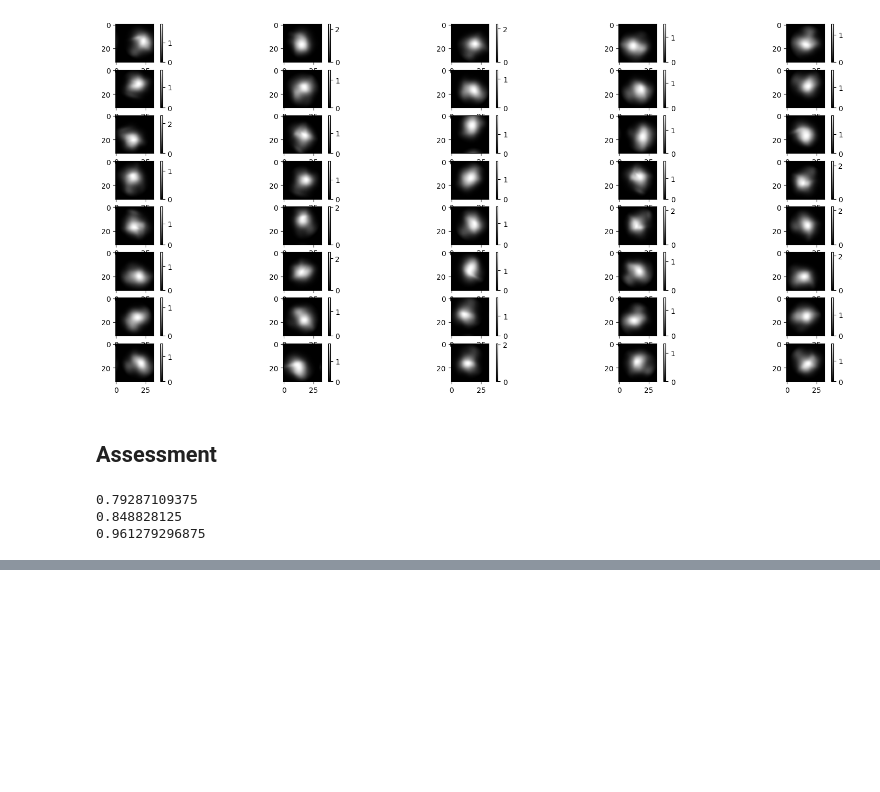
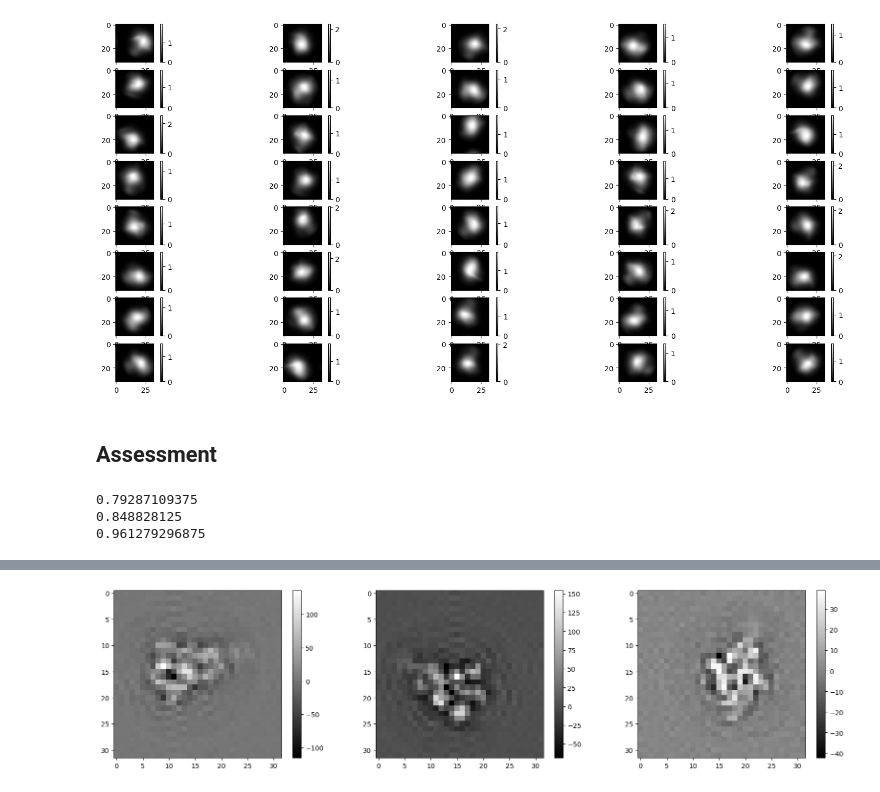
Before and after one commit to yqaddur1/ASPIRE-Python, a Jupyter notebook: aspire-code/volume/max_trainer.ipynb, the cells around one changed output, grey strips where cells are left out. Cells and saved outputs as stored; diff of their text form; code cells hidden in the pictures; blank space fills up the shorter version.

```diff
--- a/aspire-code/volume/max_trainer.ipynb
+++ b/aspire-code/volume/max_trainer.ipynb
@@ -740,0 +918,5 @@ print(assessment_dict['Select_Source'][0])
+# %%
+src.noise_adder = make_noise_adder(src, power_clean/snr)
+src.images[0:3].show()
+# %% [output]
+[figure, added]
```
Also changed, not shown: parts of 13 cells of this notebook, 13 other files.
